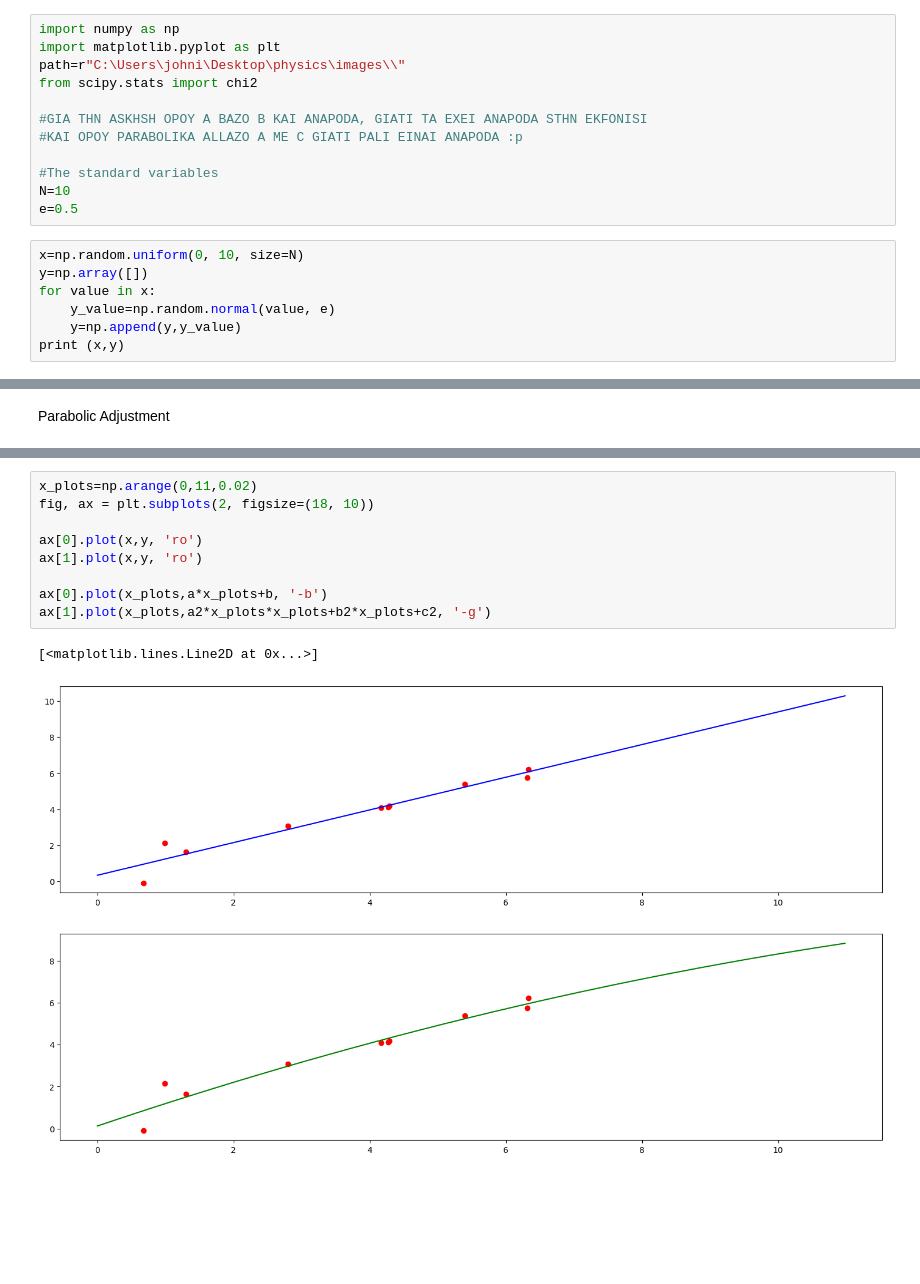
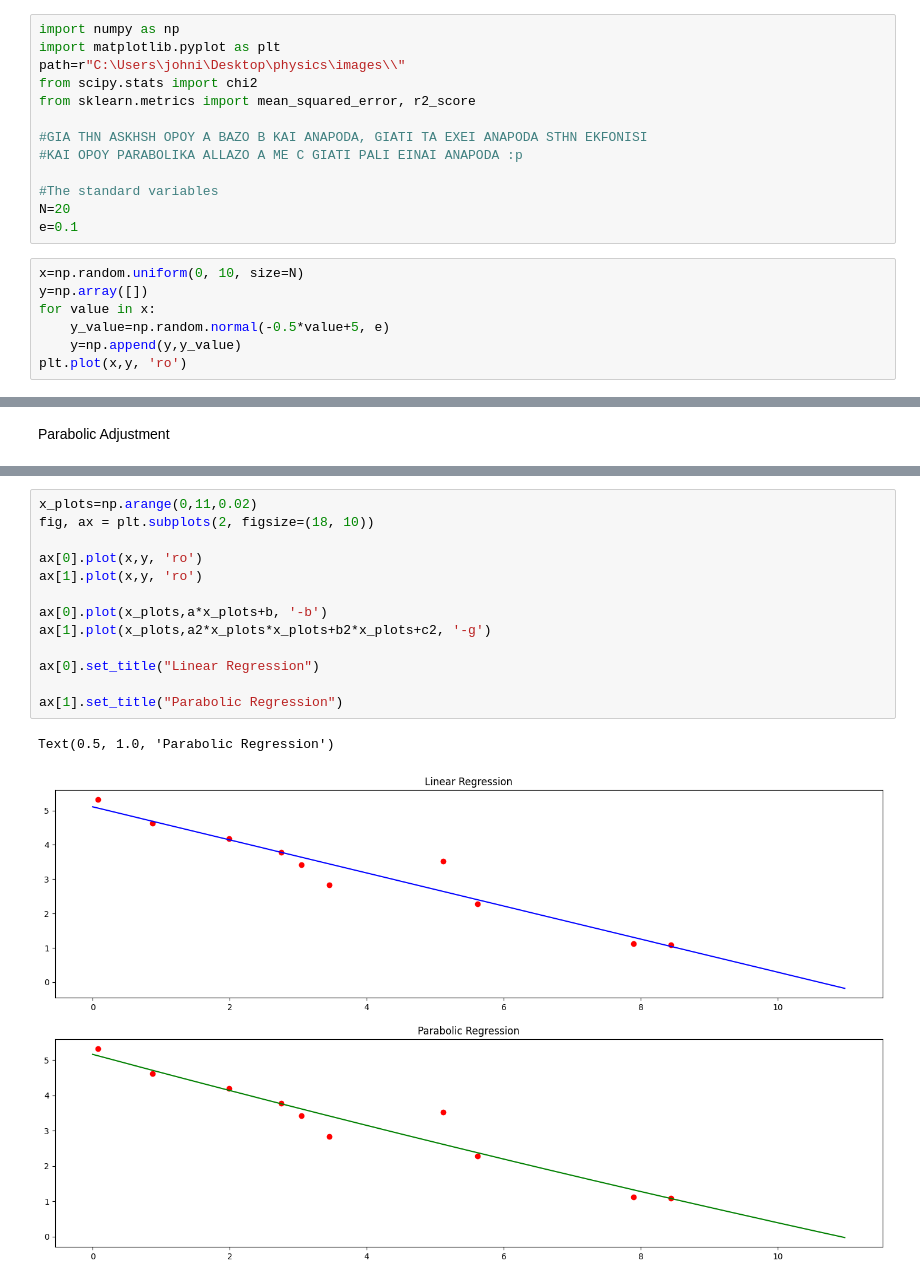
Before and after one commit to ioanpapas/physics, a Jupyter notebook: physics_2oSet.ipynb, the cells around one changed output, grey strips where cells are left out. Saved outputs shown, nothing was run; the diff lists cells and outputs as text; blank space fills up the shorter version.

```diff
--- a/physics_2oSet.ipynb
+++ b/physics_2oSet.ipynb
@@ -3,18 +3,19 @@ import numpy as np
 import matplotlib.pyplot as plt
 path=r"C:\Users\johni\Desktop\physics\images\\"
 from scipy.stats import chi2
+from sklearn.metrics import mean_squared_error, r2_score
 
 #GIA THN ASKHSH OPOY A BAZO B KAI ANAPODA, GIATI TA EXEI ANAPODA STHN EKFONISI
 #KAI OPOY PARABOLIKA ALLAZO A ME C GIATI PALI EINAI ANAPODA :p
 
 #The standard variables
-N=10
-e=0.5
+N=20
+e=0.1
 # %%
 x=np.random.uniform(0, 10, size=N)
 y=np.array([])
 for value in x:
-    y_value=np.random.normal(value, e)
+    y_value=np.random.normal(-0.5*value+5, e)
     y=np.append(y,y_value)
-print (x,y)
+plt.plot(x,y, 'ro')
 # %% [output]
@@ -123,12 +127,16 @@ array([[ 0.00292625, -0.02029125,  0.02320064],
 # %%
 x_plots=np.arange(0,11,0.02)
 fig, ax = plt.subplots(2, figsize=(18, 10))
 
 ax[0].plot(x,y, 'ro')
 ax[1].plot(x,y, 'ro')
 
 ax[0].plot(x_plots,a*x_plots+b, '-b')
 ax[1].plot(x_plots,a2*x_plots*x_plots+b2*x_plots+c2, '-g')
+
+ax[0].set_title("Linear Regression")
+
+ax[1].set_title("Parabolic Regression")
 # %% [output]
-[<matplotlib.lines.Line2D at 0x...>]
+Text(0.5, 1.0, 'Parabolic Regression')
-[figure, old version]
+[figure, new version]
```
Also changed, not shown: parts of 9 cells of this notebook, 13 other files.
